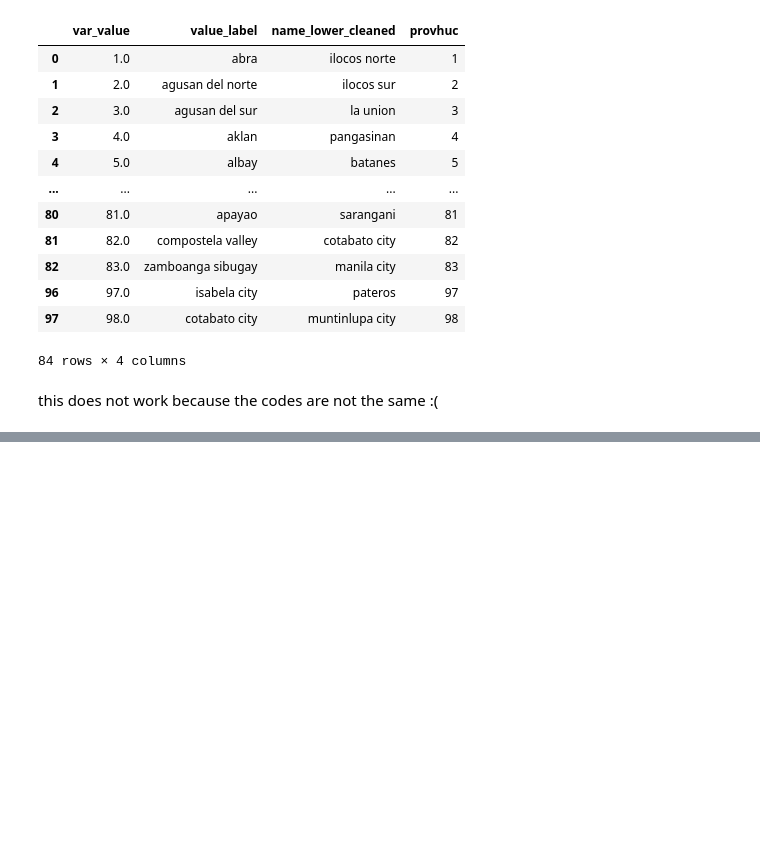
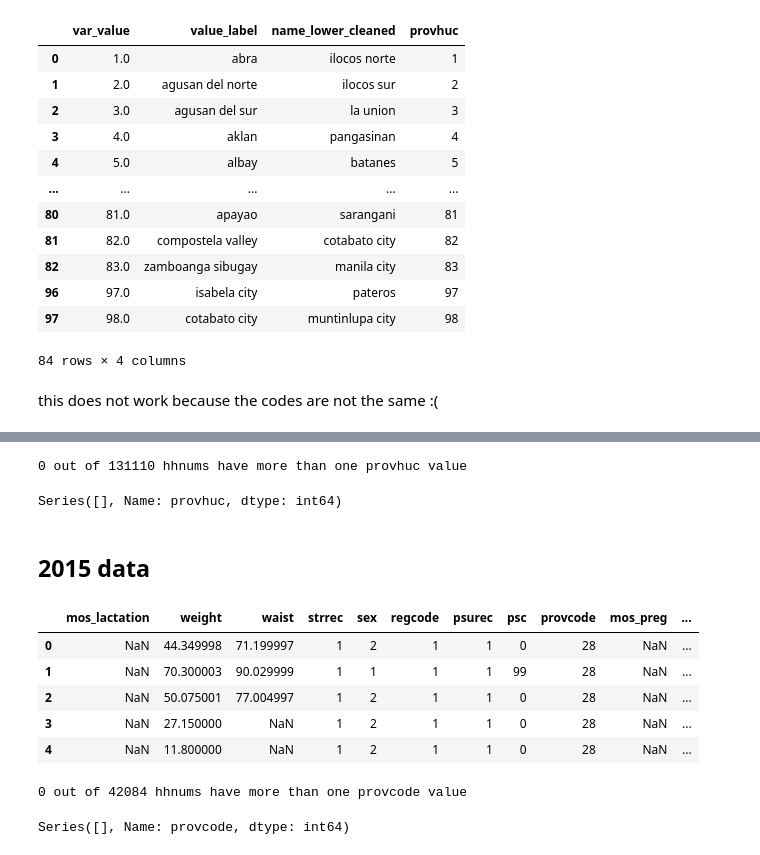
Before and after one commit to loistanglao/honors_thesis, a Jupyter notebook: code/sanity_check.ipynb, the cells around one changed output, grey strips where cells are left out. Drawn from its saved outputs; the diff is of its cells as text; code cells hidden in the pictures; blank space fills up the shorter version.

```diff
--- a/code/sanity_check.ipynb
+++ b/code/sanity_check.ipynb
@@ -905,0 +921,41 @@ this does not work because the codes are not the same :(
+# %%
+# see if an hhnum can have more than one provhuc value
+
+# how many distinct provhuc values does each hhnum have?
+check = df.groupby('hhnum')['provhuc'].nunique()
+
+# hhnums that appear under more than one provhuc
+multi_provhuc = check[check > 1]
+
+print(f"{len(multi_provhuc)} out of {df['hhnum'].nunique()} hhnums have more than one provhuc value")
+multi_provhuc.head(20)
+# %% [output]
+0 out of 131110 hhnums have more than one provhuc value
+Series([], Name: provhuc, dtype: int64)
+# %% [markdown]
+## 2015 data
+# %%
+# load in the 2015 dataset
+df_15 = pd.read_csv('../data/raw/nns_15/Beatrix Eloise_Tanglao_2026-04-15201007_data-set_anthrop.csv', on_bad_lines='skip')
+df_15.head()
+# %% [output]
+|  | mos_lactation | weight | waist | strrec | sex | regcode | psurec | psc | provcode | mos_preg | ... |
+| 0 | NaN | 44.349998 | 71.199997 | 1 | 2 | 1 | 1 | 0 | 28 | NaN | ... |
+| 1 | NaN | 70.300003 | 90.029999 | 1 | 1 | 1 | 1 | 99 | 28 | NaN | ... |
+| 2 | NaN | 50.075001 | 77.004997 | 1 | 2 | 1 | 1 | 0 | 28 | NaN | ... |
+| 3 | NaN | 27.150000 | NaN | 1 | 2 | 1 | 1 | 0 | 28 | NaN | ... |
+| 4 | NaN | 11.800000 | NaN | 1 | 2 | 1 | 1 | 0 | 28 | NaN | ... |
+# %%
+# see if an hhnum can have more than one provcode value
+
+# how many distinct provhuc values does each hhnum have?
+check_15 = df_15.groupby('hhnum')['provcode'].nunique()
+
+# hhnums that appear under more than one provhuc
+multi_provhuc_15 = check_15[check_15 > 1]
+
+print(f"{len(multi_provhuc_15)} out of {df_15['hhnum'].nunique()} hhnums have more than one provcode value")
+multi_provhuc_15.head(20)
+# %% [output]
+0 out of 42084 hhnums have more than one provcode value
+Series([], Name: provcode, dtype: int64)
```
Also changed, not shown: parts of 3 cells of this notebook, 2 other files.
